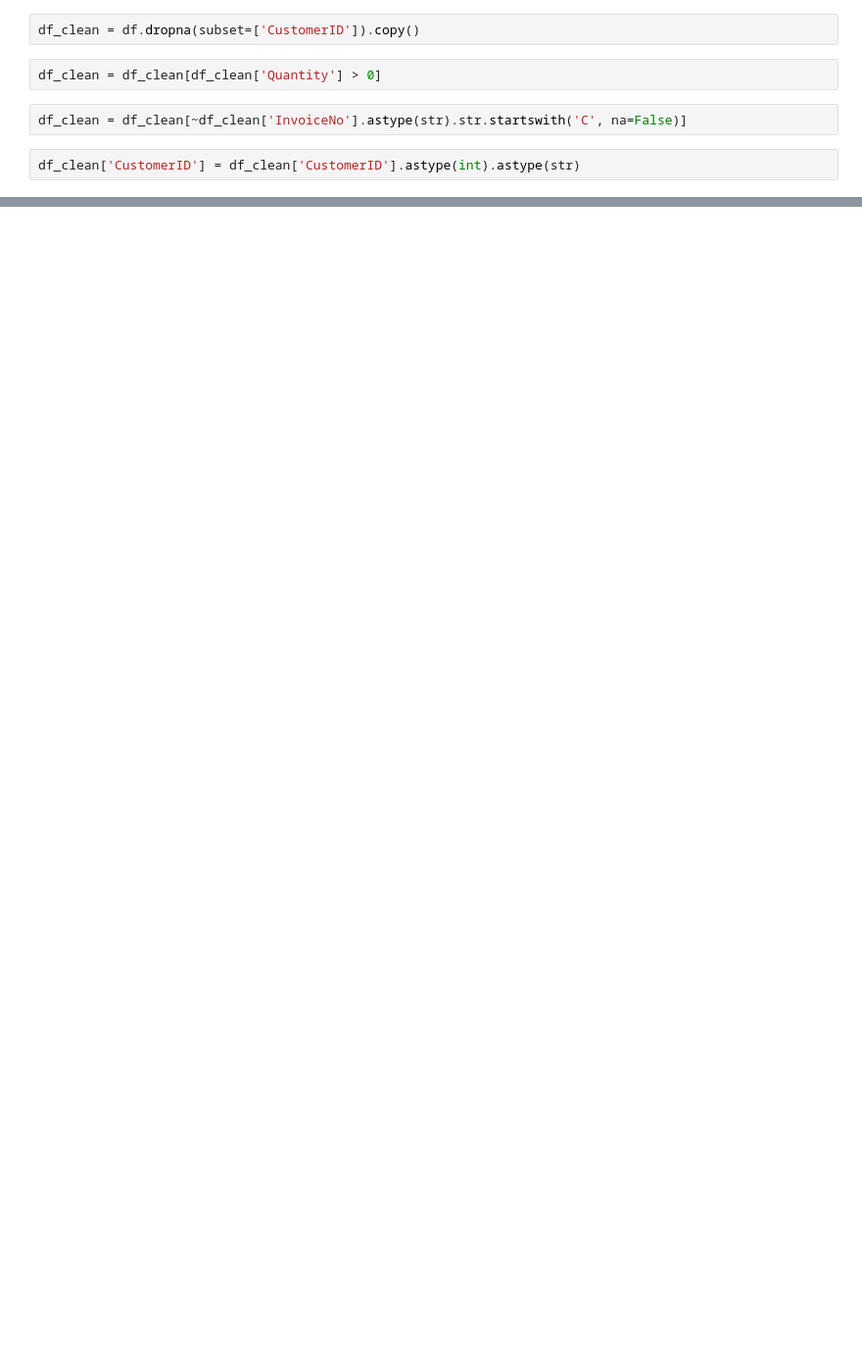
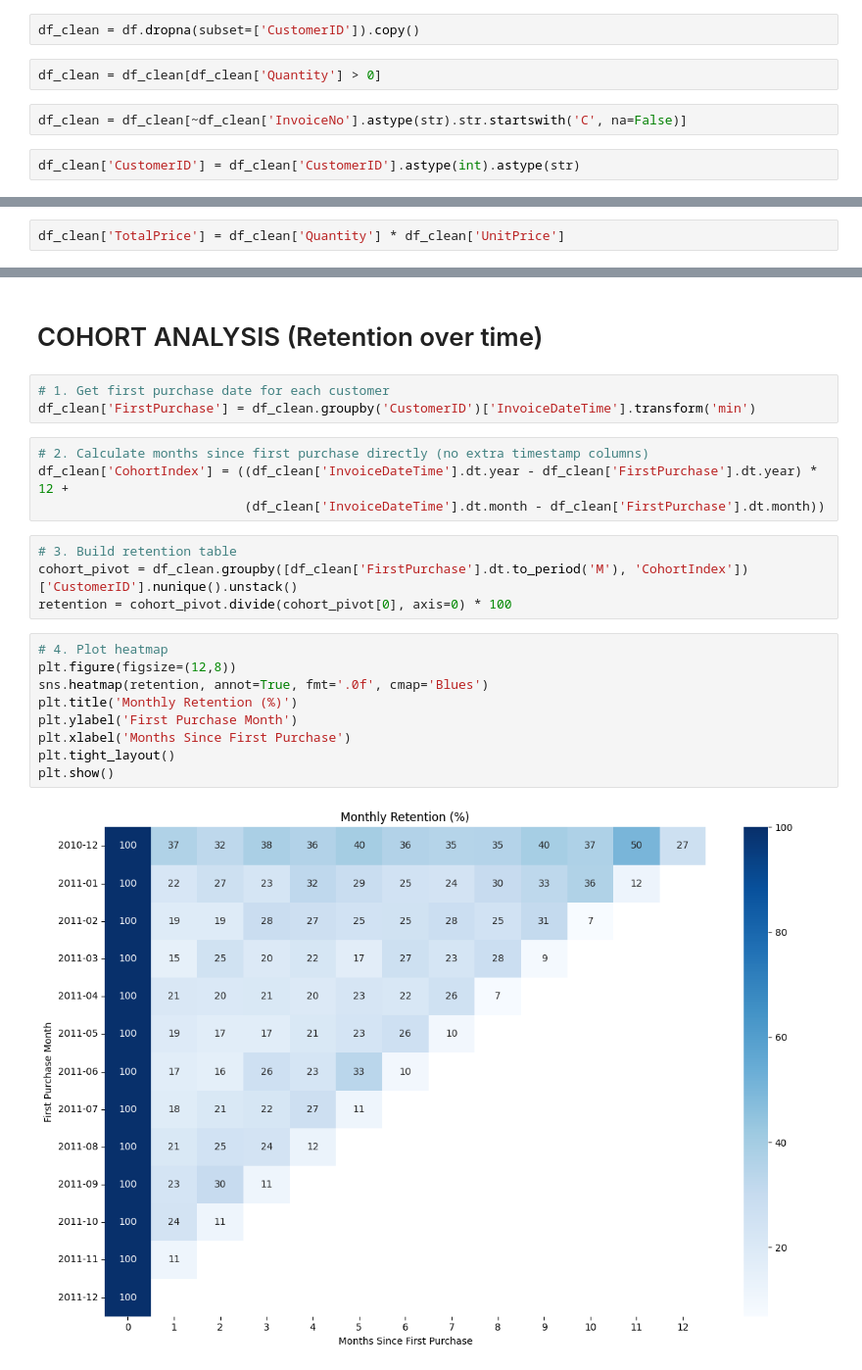
Before and after one commit to Isha8602/Online-Retail-Customer-Behavior-Analytics-A-Power-BI-Dashboard-Project, a Jupyter notebook: Online_Retails_analysis.ipynb, the cells around one changed output, grey strips where cells are left out. Shown at 98% size. Saved outputs shown, nothing was run; the diff lists cells and outputs as text; blank space fills up the shorter version.

```diff
--- a/Online_Retails_analysis.ipynb
+++ b/Online_Retails_analysis.ipynb
@@ -181,0 +158,2 @@ dtype: int64
+# %%
+df_clean['TotalPrice'] = df_clean['Quantity'] * df_clean['UnitPrice']
@@ -181,0 +211,24 @@ dtype: int64
+# %% [markdown]
+# COHORT ANALYSIS (Retention over time)
+# %%
+# 1. Get first purchase date for each customer
+df_clean['FirstPurchase'] = df_clean.groupby('CustomerID')['InvoiceDateTime'].transform('min')
+# %%
+# 2. Calculate months since first purchase directly (no extra timestamp columns)
+df_clean['CohortIndex'] = ((df_clean['InvoiceDateTime'].dt.year - df_clean['FirstPurchase'].dt.year) * 12 +
+                           (df_clean['InvoiceDateTime'].dt.month - df_clean['FirstPurchase'].dt.month))
+# %%
+# 3. Build retention table
+cohort_pivot = df_clean.groupby([df_clean['FirstPurchase'].dt.to_period('M'), 'CohortIndex'])['CustomerID'].nunique().unstack()
+retention = cohort_pivot.divide(cohort_pivot[0], axis=0) * 100
+# %%
+# 4. Plot heatmap
+plt.figure(figsize=(12,8))
+sns.heatmap(retention, annot=True, fmt='.0f', cmap='Blues')
+plt.title('Monthly Retention (%)')
+plt.ylabel('First Purchase Month')
+plt.xlabel('Months Since First Purchase')
+plt.tight_layout()
+plt.show()
+# %% [output]
+[figure, added]
```
Also changed, not shown: parts of 39 cells of this notebook.
